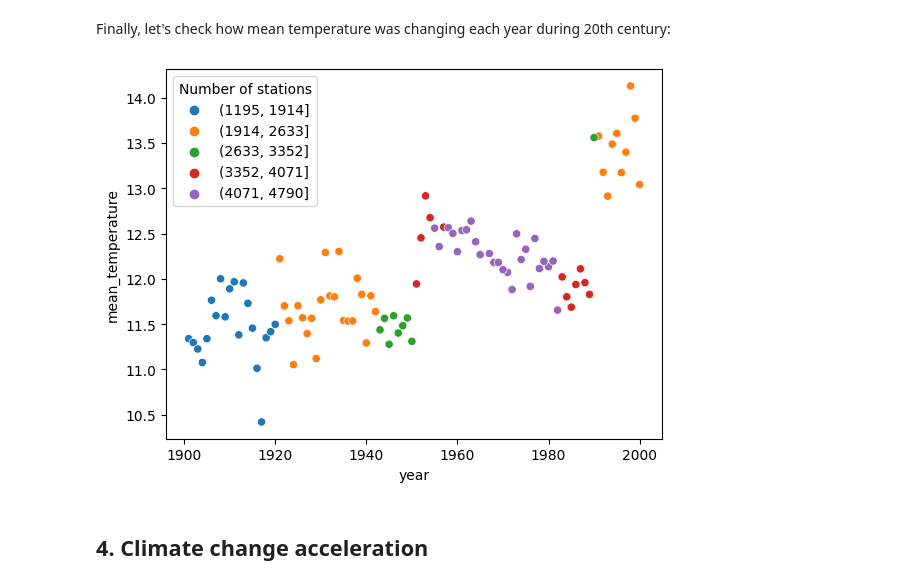
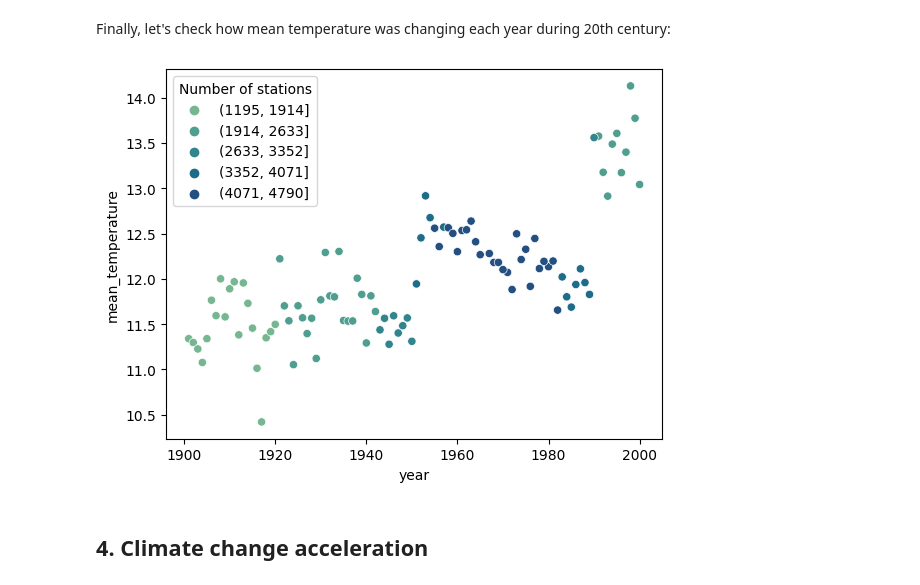
Before and after one commit to Eugeniy-Makarevich/Global-Historical-Climatology-Network, a Jupyter notebook: bigquery.ipynb, the cells around one changed output. Cells and saved outputs as stored; diff of their text form; code cells hidden in the pictures.

```diff
--- a/bigquery.ipynb
+++ b/bigquery.ipynb
@@ -186,7 +205,8 @@ This time we have got a lower value (0.95°) of difference in temperatures betwe
 Finally, let's check how mean temperature was changing each year during 20th century:
 # %%
 query_5 = """{}
-        SELECT year,AVG(mean_temperature ) AS mean_temperature,COUNT(1) as number_of_stations
+        SELECT year,AVG(mean_temperature ) AS mean_temperature,
+               COUNT(1) AS number_of_stations
         FROM annual_mean
         WHERE  year BETWEEN 1900 AND 2000
         GROUP BY year
@@ -196,16 +216,16 @@ df1 = query_job.to_dataframe()
 # %%
 # create bins
 min_range = df1.number_of_stations.min()
 max_range = df1.number_of_stations.max()
 step = (max_range-min_range)//5
 bins = range(min_range,max_range,step)
 df1['binned'] = pd.cut(df1.number_of_stations,bins)
 # draw graph
-sns.scatterplot(x=df1.year, y=df1.mean_temperature, hue=df1.binned)
+sns.scatterplot(x=df1.year, y=df1.mean_temperature, hue=df1.binned, palette='crest')
 plt.legend(title = 'Number of stations')
 plt.show()
 # %% [output]
-[figure, old version]
+[figure, new version]
 # %% [markdown]
 ## 4. Climate change acceleration
 # %% [markdown]
```
Also changed, not shown: parts of 18 cells of this notebook.
